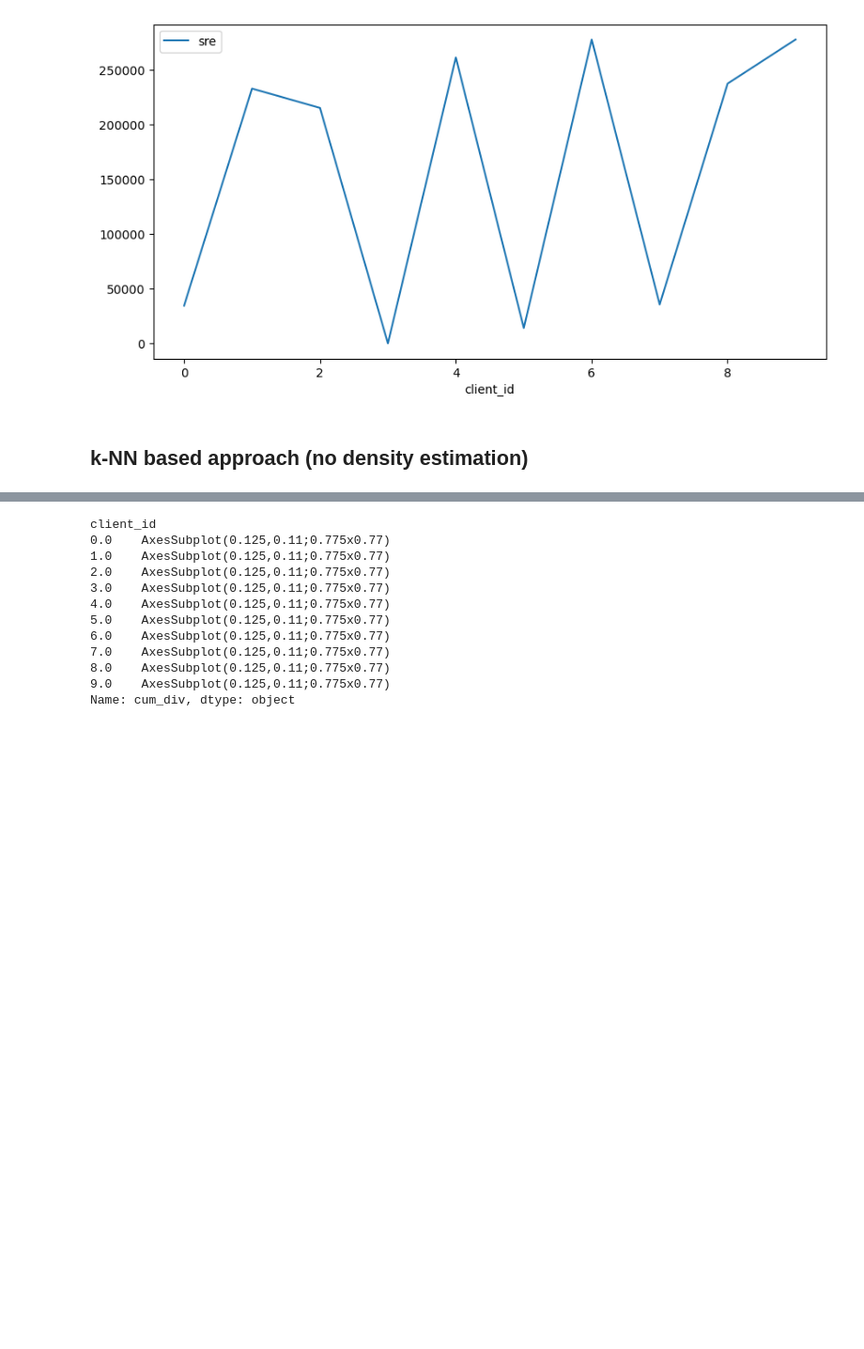
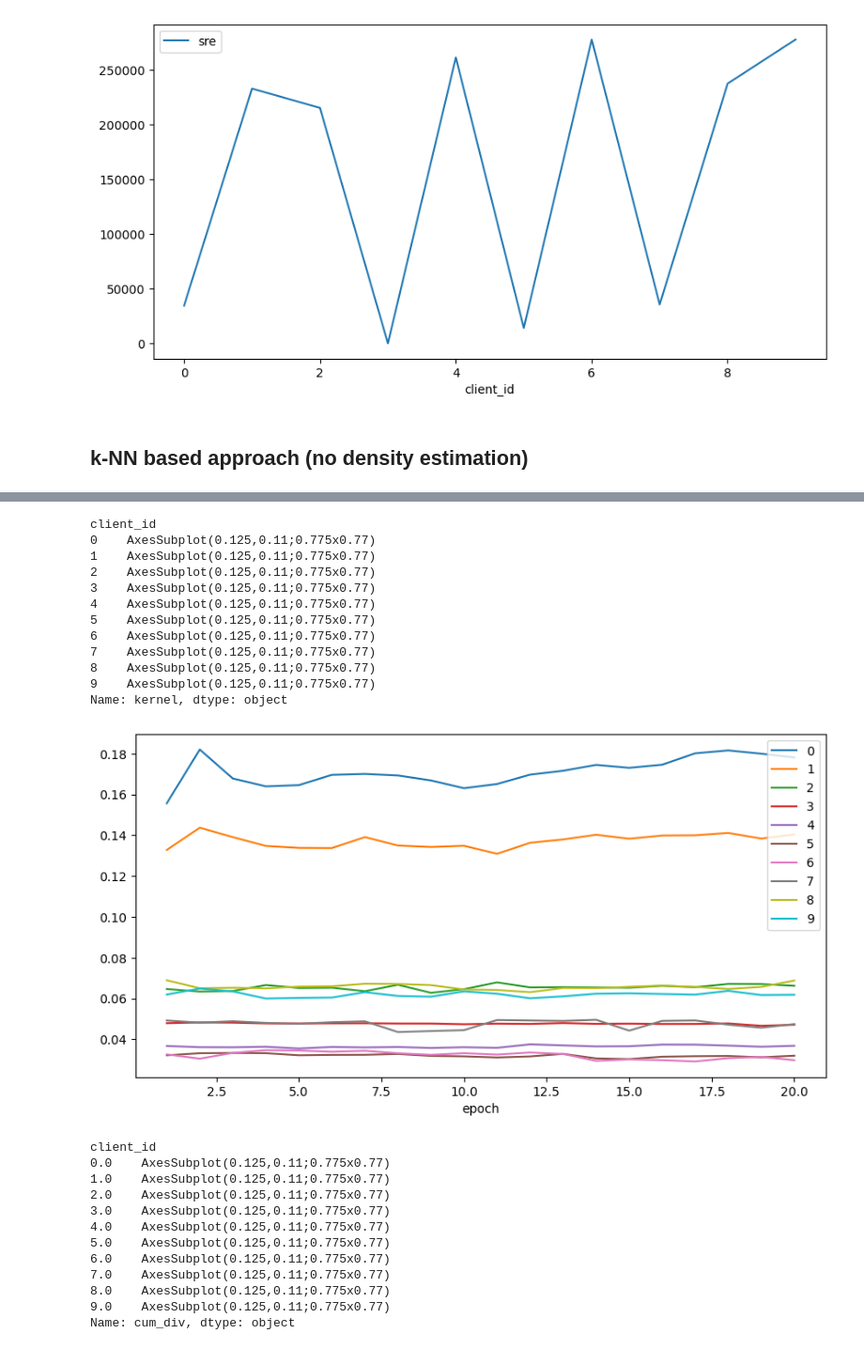
Before and after one commit to a-ayad/Split_ECG_Classification, a Jupyter notebook: density_diff.ipynb, the cells around one changed output, grey strips where cells are left out. Shown at 94% size. Saved outputs shown, nothing was run; the diff lists cells and outputs as text; code cells hidden in the pictures; blank space fills up the shorter version.

```diff
--- a/density_diff.ipynb
+++ b/density_diff.ipynb
@@ -260,3 +278,21 @@ Name: cum_div, dtype: object
+# %%
+df_client = df_clients[df_clients.label == 2].sort_values("epoch")
+df_client.kernel = (df_clients.kernel / df_clients.num_samples) * 100
+df_client.set_index("epoch").groupby("client_id")["kernel"].plot(legend=True, figsize=(10, 5))
+# %% [output]
+client_id
+0    AxesSubplot(0.125,0.11;0.775x0.77)
+1    AxesSubplot(0.125,0.11;0.775x0.77)
+2    AxesSubplot(0.125,0.11;0.775x0.77)
+3    AxesSubplot(0.125,0.11;0.775x0.77)
+4    AxesSubplot(0.125,0.11;0.775x0.77)
+5    AxesSubplot(0.125,0.11;0.775x0.77)
+6    AxesSubplot(0.125,0.11;0.775x0.77)
+7    AxesSubplot(0.125,0.11;0.775x0.77)
+8    AxesSubplot(0.125,0.11;0.775x0.77)
+9    AxesSubplot(0.125,0.11;0.775x0.77)
+Name: kernel, dtype: object
+[figure, added]
 # %%
 df_plot = rolling_membership_diff(df_clients, ref=None, method="kernel")
 #df_plot["cum_div"] = df_plot.groupby("client_id")["skl"].transform(pd.Series.cumsum)
```
Also changed, not shown: parts of 30 cells of this notebook, 8 other files.
